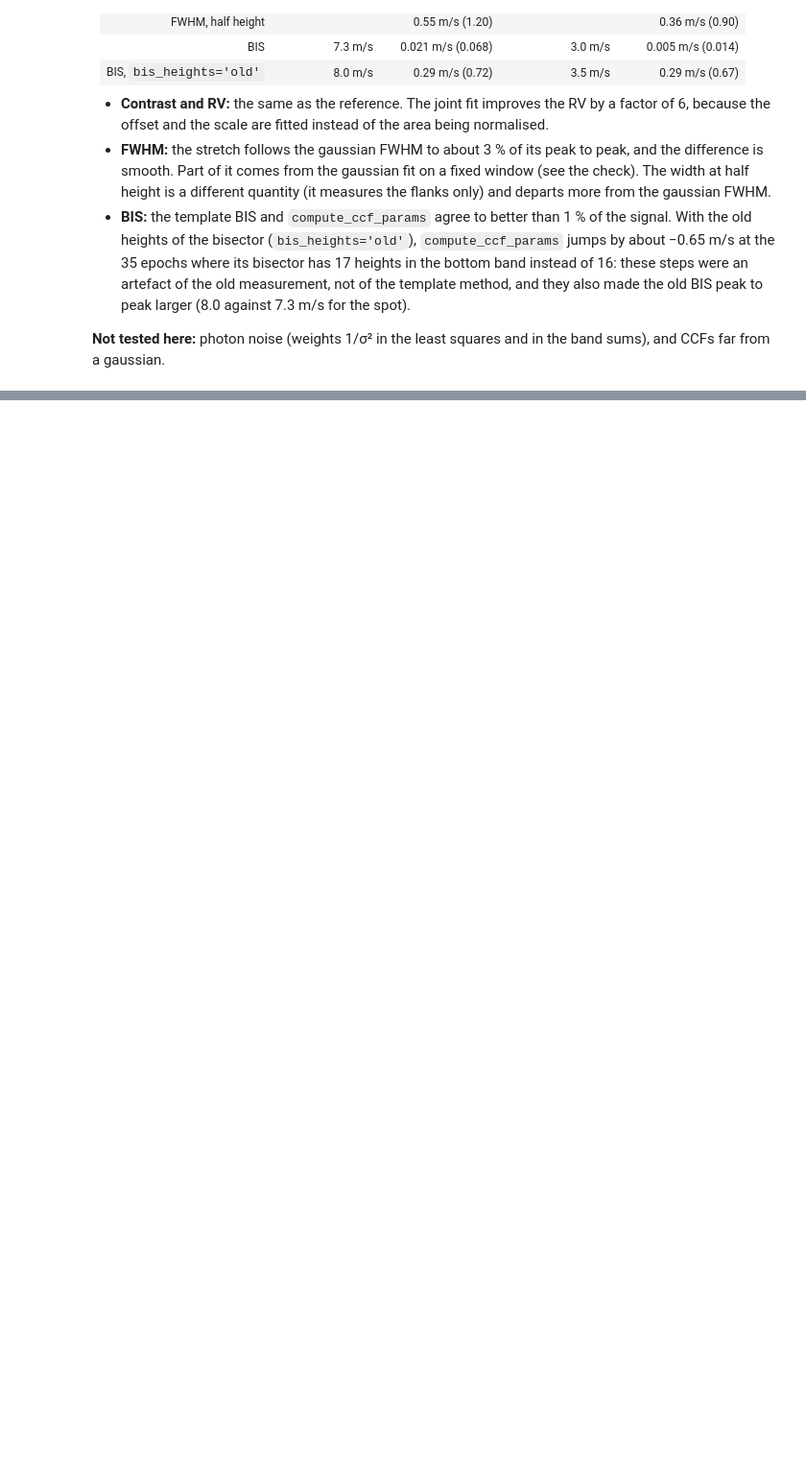
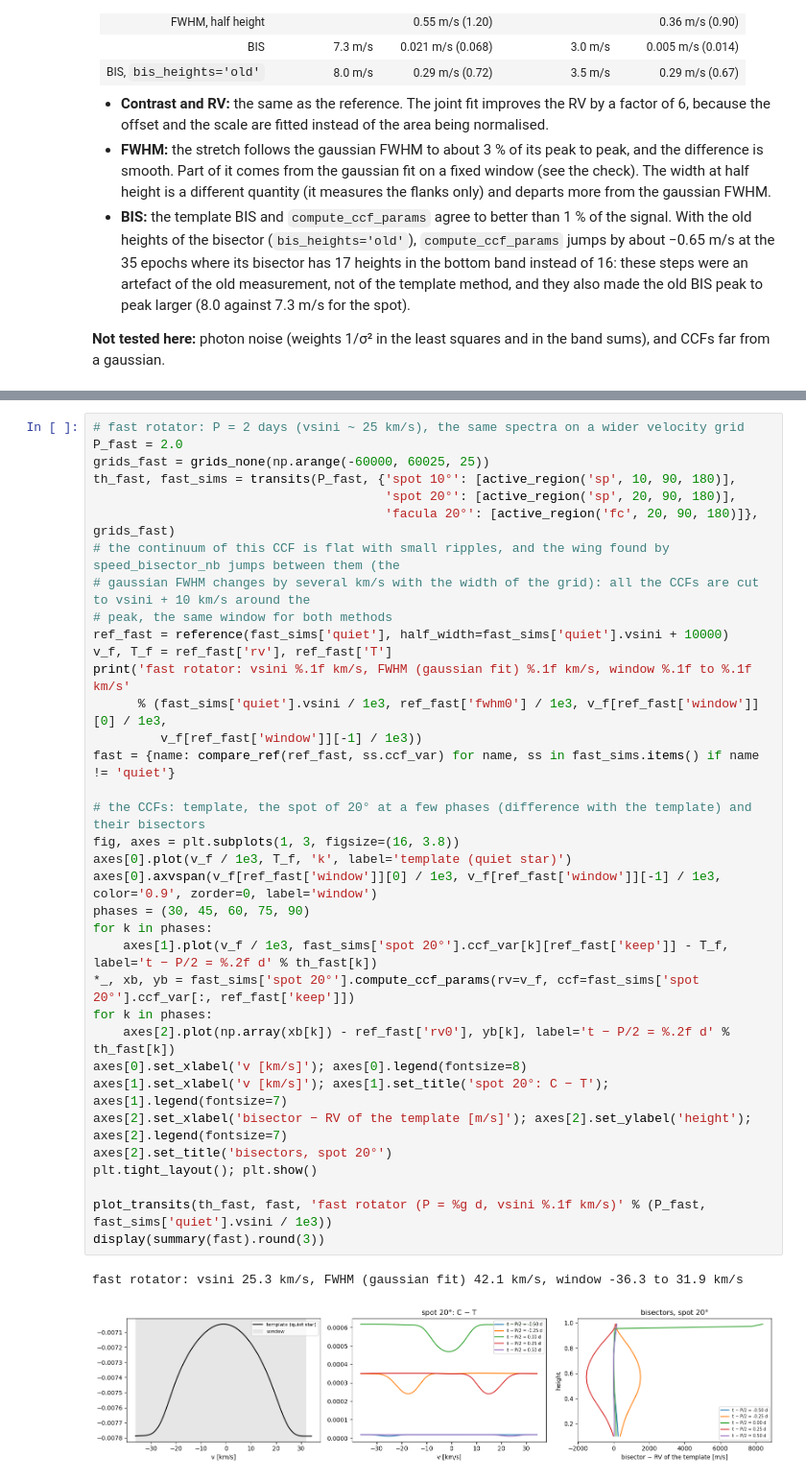
Before and after one commit to sophiestucki/sunsim, a Jupyter notebook: analysis/ccf_template_methods.ipynb, the cells around one changed output, grey strips where cells are left out. Shown at 96% size. Drawn from its saved outputs; the diff is of its cells as text; blank space fills up the shorter version.

```diff
--- a/analysis/ccf_template_methods.ipynb
+++ b/analysis/ccf_template_methods.ipynb
@@ -411,0 +638,38 @@ Noise-free; numbers from the outputs above. `compute_ccf_params` measures the BI
+# %%
+# fast rotator: P = 2 days (vsini ~ 25 km/s), the same spectra on a wider velocity grid
+P_fast = 2.0
+grids_fast = grids_none(np.arange(-60000, 60025, 25))
+th_fast, fast_sims = transits(P_fast, {'spot 10°': [active_region('sp', 10, 90, 180)],
+                                       'spot 20°': [active_region('sp', 20, 90, 180)],
+                                       'facula 20°': [active_region('fc', 20, 90, 180)]}, grids_fast)
+# the continuum of this CCF is flat with small ripples, and the wing found by speed_bisector_nb jumps between them (the
+# gaussian FWHM changes by several km/s with the width of the grid): all the CCFs are cut to vsini + 10 km/s around the
+# peak, the same window for both methods
+ref_fast = reference(fast_sims['quiet'], half_width=fast_sims['quiet'].vsini + 10000)
+v_f, T_f = ref_fast['rv'], ref_fast['T']
+print('fast rotator: vsini %.1f km/s, FWHM (gaussian fit) %.1f km/s, window %.1f to %.1f km/s'
+      % (fast_sims['quiet'].vsini / 1e3, ref_fast['fwhm0'] / 1e3, v_f[ref_fast['window']][0] / 1e3,
+         v_f[ref_fast['window']][-1] / 1e3))
+fast = {name: compare_ref(ref_fast, ss.ccf_var) for name, ss in fast_sims.items() if name != 'quiet'}
+
+# the CCFs: template, the spot of 20° at a few phases (difference with the template) and their bisectors
+fig, axes = plt.subplots(1, 3, figsize=(16, 3.8))
+axes[0].plot(v_f / 1e3, T_f, 'k', label='template (quiet star)')
+axes[0].axvspan(v_f[ref_fast['window']][0] / 1e3, v_f[ref_fast['window']][-1] / 1e3, color='0.9', zorder=0, label='window')
+phases = (30, 45, 60, 75, 90)
+for k in phases:
+    axes[1].plot(v_f / 1e3, fast_sims['spot 20°'].ccf_var[k][ref_fast['keep']] - T_f, label='t − P/2 = %.2f d' % th_fast[k])
+*_, xb, yb = fast_sims['spot 20°'].compute_ccf_params(rv=v_f, ccf=fast_sims['spot 20°'].ccf_var[:, ref_fast['keep']])
+for k in phases:
+    axes[2].plot(np.array(xb[k]) - ref_fast['rv0'], yb[k], label='t − P/2 = %.2f d' % th_fast[k])
+axes[0].set_xlabel('v [km/s]'); axes[0].legend(fontsize=8)
+axes[1].set_xlabel('v [km/s]'); axes[1].set_title('spot 20°: C − T'); axes[1].legend(fontsize=7)
+axes[2].set_xlabel('bisector − RV of the template [m/s]'); axes[2].set_ylabel('height'); axes[2].legend(fontsize=7)
+axes[2].set_title('bisectors, spot 20°')
+plt.tight_layout(); plt.show()
+
+plot_transits(th_fast, fast, 'fast rotator (P = %g d, vsini %.1f km/s)' % (P_fast, fast_sims['quiet'].vsini / 1e3))
+display(summary(fast).round(3))
+# %% [output]
+fast rotator: vsini 25.3 km/s, FWHM (gaussian fit) 42.1 km/s, window -36.3 to 31.9 km/s
+[figure, added]
```
Also changed, not shown: parts of 10 cells of this notebook, 5 other files.
